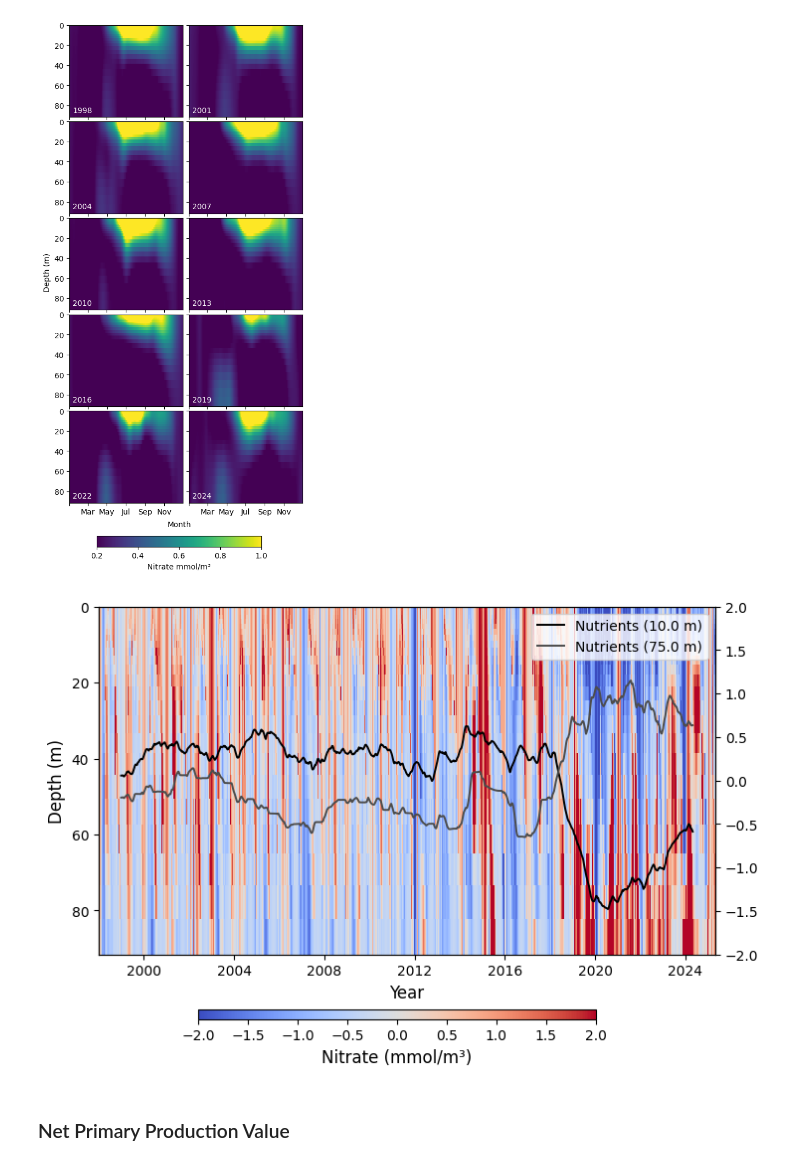
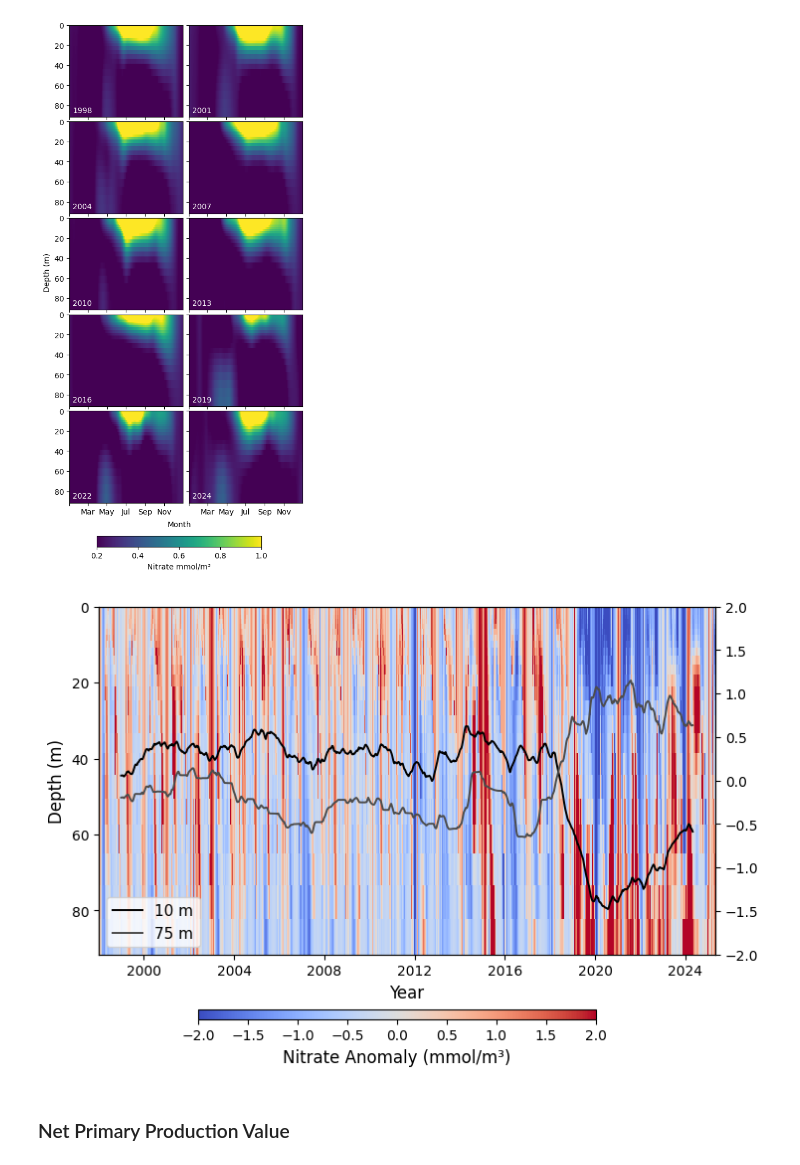
Before and after one commit to BahneTP/medsea-interannual-clustering, a Jupyter notebook: island.of.vis_analysis/nutrients_analysis.ipynb, the cells around one changed output. Saved outputs shown, nothing was run; the diff lists cells and outputs as text; code cells hidden in the pictures.

Commit message:
Edited Plots

```diff
--- a/island.of.vis_analysis/nutrients_analysis.ipynb
+++ b/island.of.vis_analysis/nutrients_analysis.ipynb
@@ -62,9 +62,9 @@ helper_functions.plot_hovmoeller_grid(
 [figure]
 # %%
 importlib.reload(helper_functions)
-helper_functions.plot_anomalies(nutrients, "no3", -2, 2, "Nitrate (mmol/m³)", [10, 75], 730, False, [("no3", "Nutrients")])
+helper_functions.plot_anomalies(nutrients, "no3", -2, 2, "Nitrate Anomaly (mmol/m³)", [10, 75], 730, False, [("no3", "")])
 # %% [output]
-[figure, old version]
+[figure, new version]
 # %% [markdown]
 ### Net Primary Production Value
 # %%
```
Also changed, not shown: parts of 4 cells of this notebook, 4 other files.
